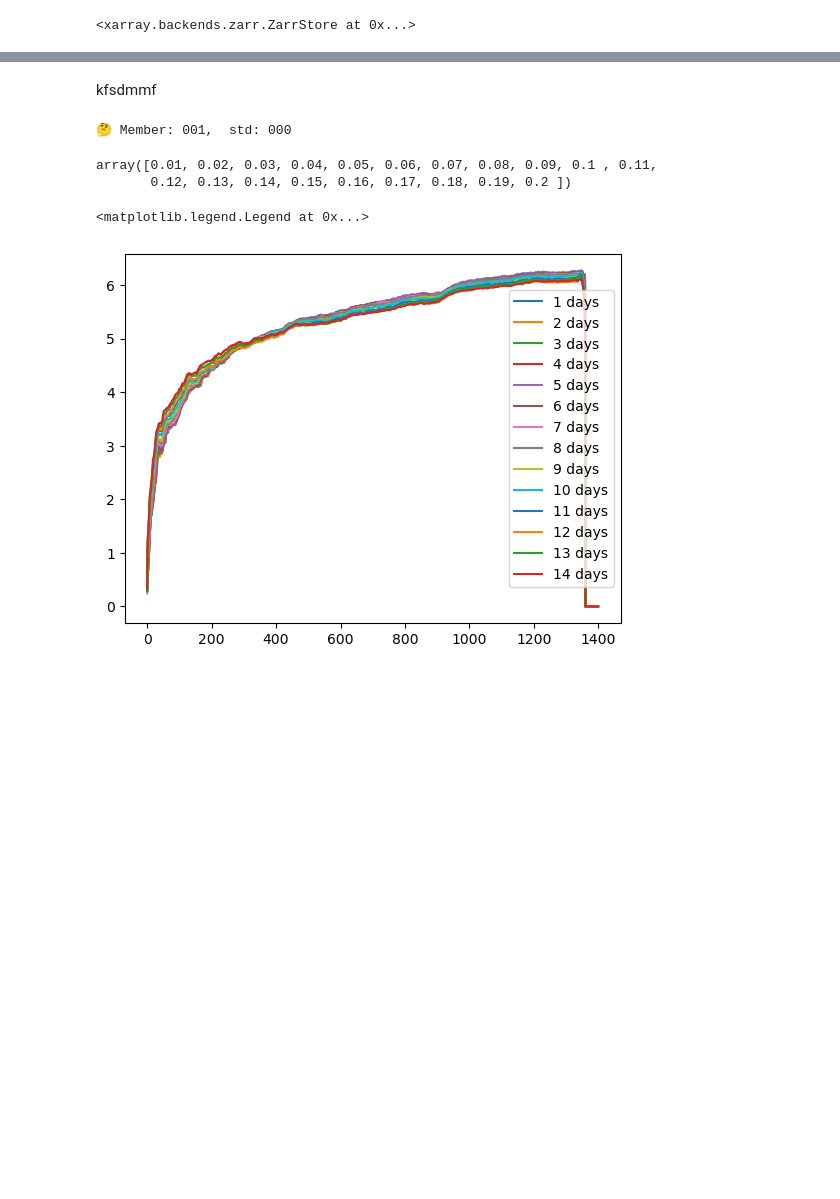
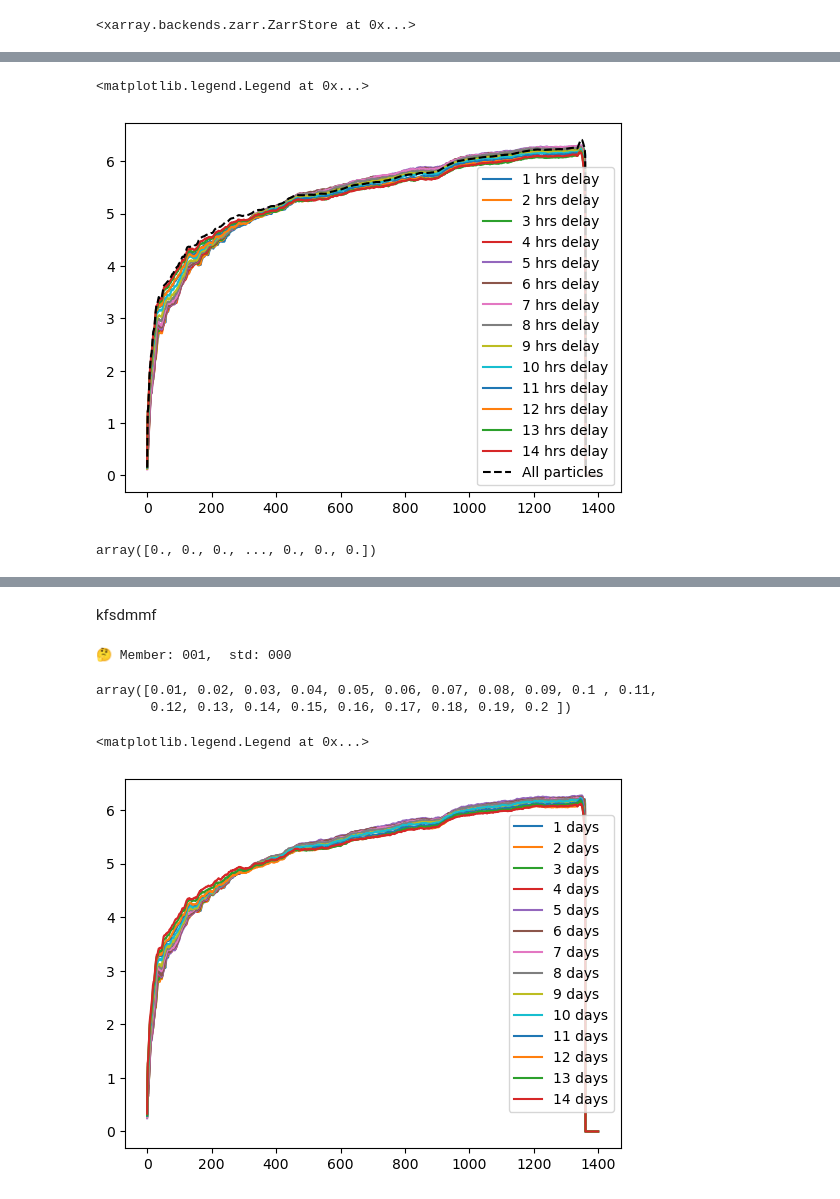
Before and after one commit to OceanParcels/NEMO_Ensemble_Lagrangian_Analysis, a Jupyter notebook: notebooks/09.Single_member_statistics.ipynb, the cells around one changed output, grey strips where cells are left out. Saved outputs shown, nothing was run; the diff lists cells and outputs as text; code cells hidden in the pictures; blank space fills up the shorter version.

Commit message:
entropy fits

```diff
--- a/notebooks/09.Single_member_statistics.ipynb
+++ b/notebooks/09.Single_member_statistics.ipynb
@@ -45,7 +32,7 @@ file_path
 # %%
 subgroups = {}
 
-max_gap = 15
+max_gap = 25
 timesteps = np.linspace(1, 745, 745, dtype=int)
 max_releases = timesteps[0::max_gap].shape[0]
 
@@ -230,2 +215,11 @@ DF_m.to_zarr(f"/storage/shared/oceanparcels/output_data/data_Claudio/NEMO_Ensemb
 # %%
-xr.open_zarr(f"/storage/shared/oceanparcels/output_data/data_Claudio/NEMO_Ensemble/analysis/prob_distribution/{location}/P_std{std*100:03.0f}_m{member:03d}")
+location = 'Cape_Hatteras'
+member = 50 # memeber
+std = 0.16 # Standard deviation od initial dispersion
+
+file_path = f"/storage/shared/oceanparcels/output_data/data_Claudio/NEMO_Ensemble/analysis/prob_distribution/{location}/P_std{std*100:03.0f}_m{member:03d}.zarr"
+P_m = xr.open_zarr(file_path)
+
+# declare hexbin grid
+hex_grid = hexfunc.int_to_hex(P_m.hexint.values)
+hexbin_grid = hexfunc.hexGrid(hex_grid, h3_res=3)
@@ -278,0 +226,6 @@ plt.legend()
+# %%
+n_gaps, n_timesteps = P_m['entropy'].values.shape
+
+for t_gap in range(1, n_gaps):
+
+    P_m['entropy'][0, :]
@@ -278,0 +259,16 @@ plt.legend()
+# %%
+n_gaps, n_timesteps = P_m['entropy'].values.shape
+
+for t_gap in range(1, n_gaps):
+    plt.plot(P_m['entropy'][t_gap], label=f'{t_gap} hrs delay')
+
+plt.plot(P_m['entropy'][0], label=f'All particles', ls='--', color='black')
+
+plt.legend()
+# %% [output]
+<matplotlib.legend.Legend at 0x...>
+[figure, added]
+# %%
+P_m['probability'][t_gap, :, t].values
+# %% [output]
+array([0., 0., 0., ..., 0., 0., 0.])
```
Also changed, not shown: parts of 14 cells of this notebook, 6 other files.
